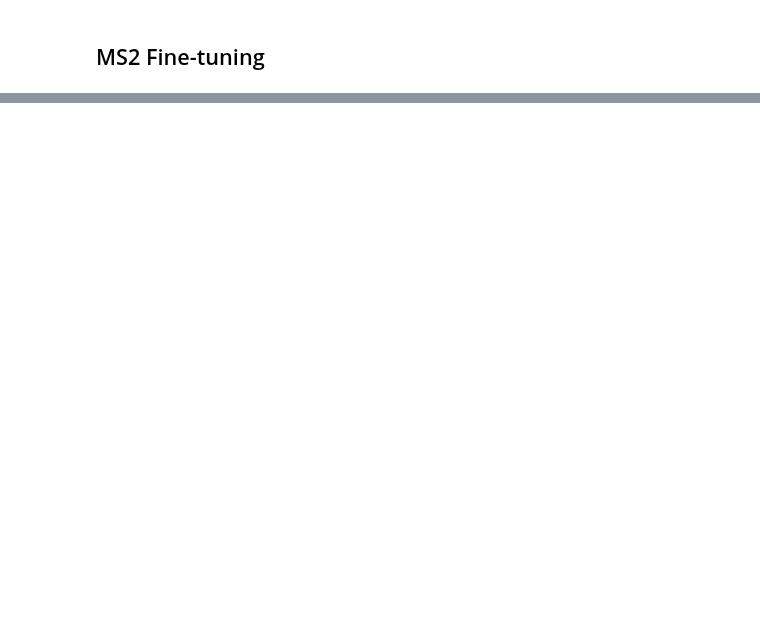
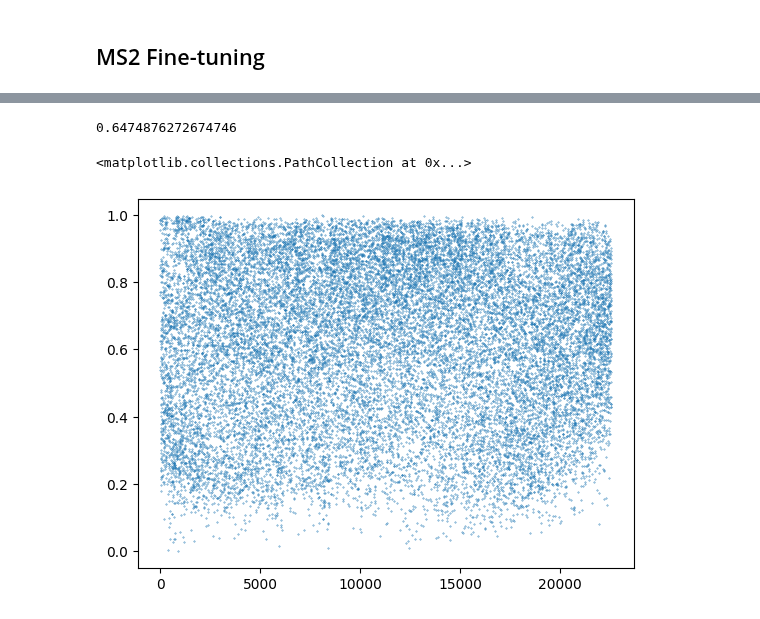
Before and after one commit to MannLabs/alphadia, a Jupyter notebook: nbs/tutorial_nbs/finetuning.ipynb, the cells around one changed output, grey strips where cells are left out. Cells and saved outputs as stored; diff of their text form; code cells hidden in the pictures; blank space fills up the shorter version.

```diff
--- a/nbs/tutorial_nbs/finetuning.ipynb
+++ b/nbs/tutorial_nbs/finetuning.ipynb
@@ -112,2 +163,34 @@ plt.show()
 # %% [markdown]
 ## MS2 Fine-tuning
+# %%
+
+transfer_lib.precursor_df = transfer_lib.precursor_df[transfer_lib.precursor_df['use_for_ms2']]
+# %%
+def calculate_similarity(precursor_df_a, precursor_df_b, intensity_df_a, intensity_df_b):
+
+    _a_df = precursor_df_a[['precursor_idx', 'frag_start_idx', 'frag_stop_idx']].copy()
+    _b_df = precursor_df_b[['precursor_idx', 'frag_start_idx', 'frag_stop_idx']].copy()
+
+    _merged_df = pd.merge(_a_df, _b_df, on='precursor_idx', suffixes=('_a', '_b'))
+    # keep only first precursor
+    _merged_df = _merged_df.drop_duplicates(subset='precursor_idx', keep='first')
+    similarity_list = []
+
+    for i, (start_a, stop_a, start_b, stop_b) in enumerate(zip(_merged_df['frag_start_idx_a'], _merged_df['frag_stop_idx_a'], _merged_df['frag_start_idx_b'], _merged_df['frag_stop_idx_b'])):
+        observed_intensity = intensity_df_a.iloc[start_a:stop_a, :4].values.flatten()
+        predicted_intensity = intensity_df_b.iloc[start_b:stop_b, :4].values.flatten()
+
+        similarity = np.dot(observed_intensity, predicted_intensity) / (np.linalg.norm(observed_intensity) * np.linalg.norm(predicted_intensity))
+        similarity_list.append({'similarity': similarity, 'index': i, 'precursor_idx': _merged_df.iloc[i]['precursor_idx']})
+
+    return pd.DataFrame(similarity_list)
+# %%
+res = tune_mgr.predict_all(transfer_lib.precursor_df.copy(), predict_items=['ms2'])
+
+precursor_after_df = res['precursor_df']
+fragment_mz_after_df = res['fragment_mz_df']
+fragment_intensity_after_df = res['fragment_intensity_df']
+similarity_after_df = calculate_similarity(precursor_after_df, transfer_lib.precursor_df, fragment_intensity_after_df, transfer_lib.fragment_intensity_df)
+print(similarity_after_df['similarity'].median())
+plt.scatter(similarity_after_df['index'], similarity_after_df['similarity'], s=0.1)
+# %% [output]
@@ -114,3 +198,6 @@ plt.show()
+0.6474876272674746
+<matplotlib.collections.PathCollection at 0x...>
+[figure, added]
 # %%
 
 # Testing the ms2 finetuning on the transfer library
```
Also changed, not shown: parts of 11 cells of this notebook.
